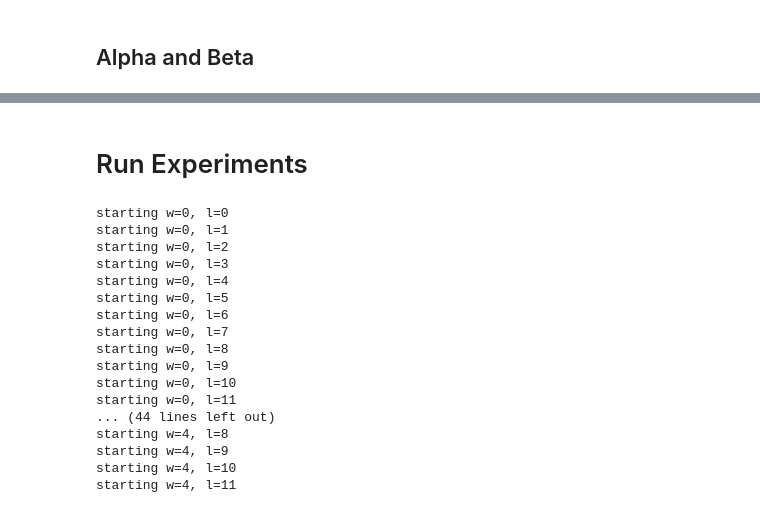
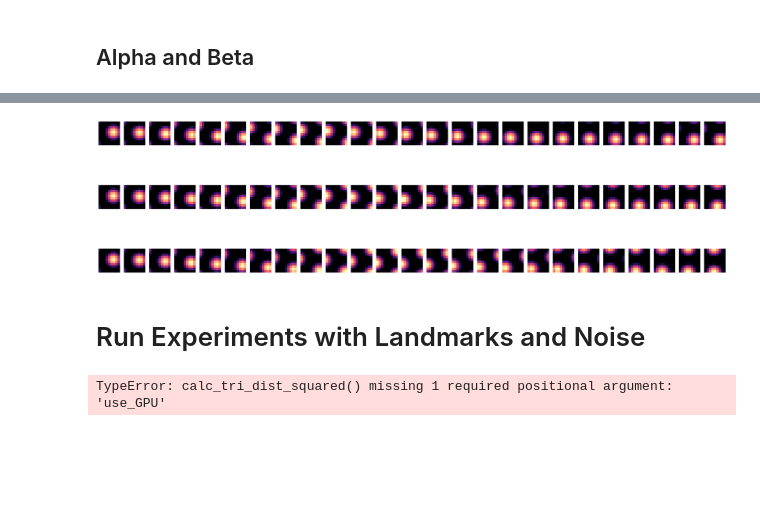
Before and after one commit to johnhwen1/ttgc, a Jupyter notebook: examples/ttgc.ipynb, the cells around one changed output, grey strips where cells are left out. Saved outputs shown, nothing was run; the diff lists cells and outputs as text; code cells hidden in the pictures; blank space fills up the shorter version.

```diff
--- a/examples/ttgc.ipynb
+++ b/examples/ttgc.ipynb
@@ -436,5 +487,18 @@ plt.tight_layout()
+# %%
+# Plot population activity
+n_bins_plot = 25
+plt.figure(figsize=(n_bins_plot, 9))
+for b in range(n_betas):
+    this_A = all_As[b]
+    for t in range(n_bins_plot):
+        plt.subplot(3,n_bins_plot,b*n_bins_plot+t+1)
+        plt.imshow(this_A[5*t].reshape(n_x, n_y))
+        plt.axis('off')
+plt.tight_layout()
+# %% [output]
+[figure, added]
 # %% [markdown]
-# Run Experiments
+# Run Experiments with Landmarks and Noise
 # %%
 # Set common parameters
 n_x = 10 # column n
@@ -483,7 +547,7 @@ cell_positions = initialize.calc_cell_positions(n_y, n_x)
 cell_position_diffs = initialize.calc_cell_position_diffs(cell_positions)
 init_state = initialize.initialize_network(n_y, n_x, seed=1)
 # %%
-n_timebins_sim = 10000
+n_timebins_sim = 30000
 velocity_sim = velocity[:n_timebins_sim]
 n_landmarks = l_pos.shape[0]
 
@@ -505,6 +569,12 @@ pre_n_warmup_bins = 0
 (_, _, _, _, _, W_ls, _, _) = run_sim.run_sim2d(init_state, cell_position_diffs, n_y, n_x, alpha_sim, beta_sim, I_sim, sigma_sim, T_sim, tau_sim,
                                                 pre_v, start_pos, l_pos, 0, n_ln, l_pinning_n, l_use_nearby, l_lookahead, alpha_hebb,
                                                 pre_n_warmup_bins, B0, use_GPU, beta_noise=0, weight_noise=0, W_input=None, W_l_input=None, seed=1, output_bins=50000)
+
+init_state, cell_position_diffs, n_y, n_x, alpha_sim, beta_sim, I_sim, sigma_sim, T_sim, tau_sim,
+                                        velocity_sim, start_pos, l_pos, l_str, n_ln, l_pinning_n, l_use_nearby, l_lookahead, alpha_hebb,
+                                        n_warmup_bins, B0, use_GPU, beta_noise=beta_noise, weight_noise=weight_noise, W_input=None, W_l_input=None, seed=1,
+                                        output_bins=output_bins)
+
 W_ls = np.tile(W_ls, (n_timebins, 1, 1, 1))
 
 first_noise_iteration = True
@@ -535,20 +605,4 @@ for w in range(n_weight_noises):
                                                             output_bins=output_bins)
     first_noise_iteration = True
 # %% [output]
-starting w=0, l=0
-starting w=0, l=1
-starting w=0, l=2
-starting w=0, l=3
-starting w=0, l=4
-starting w=0, l=5
-starting w=0, l=6
-starting w=0, l=7
-starting w=0, l=8
-starting w=0, l=9
-starting w=0, l=10
-starting w=0, l=11
-... (44 lines left out)
-starting w=4, l=8
-starting w=4, l=9
-starting w=4, l=10
-starting w=4, l=11
+TypeError: calc_tri_dist_squared() missing 1 required positional argument: 'use_GPU'
```
Also changed, not shown: parts of 8 cells of this notebook, 2 other files.
